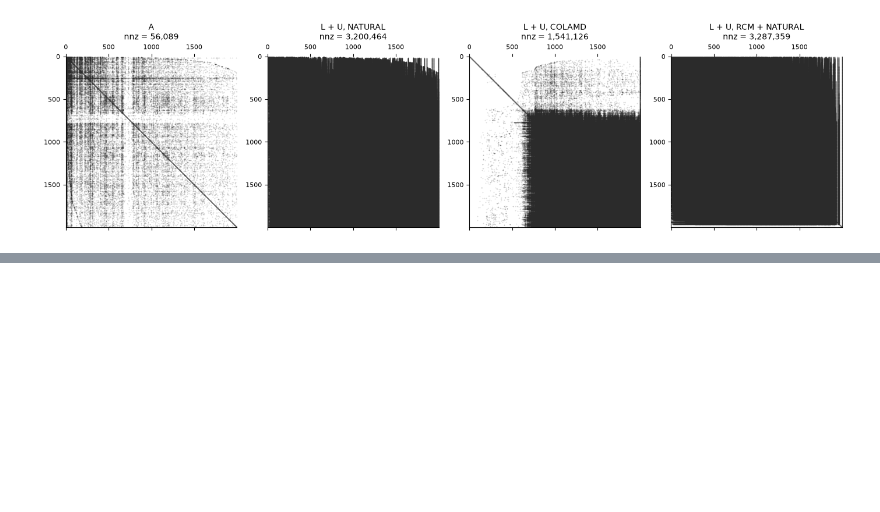
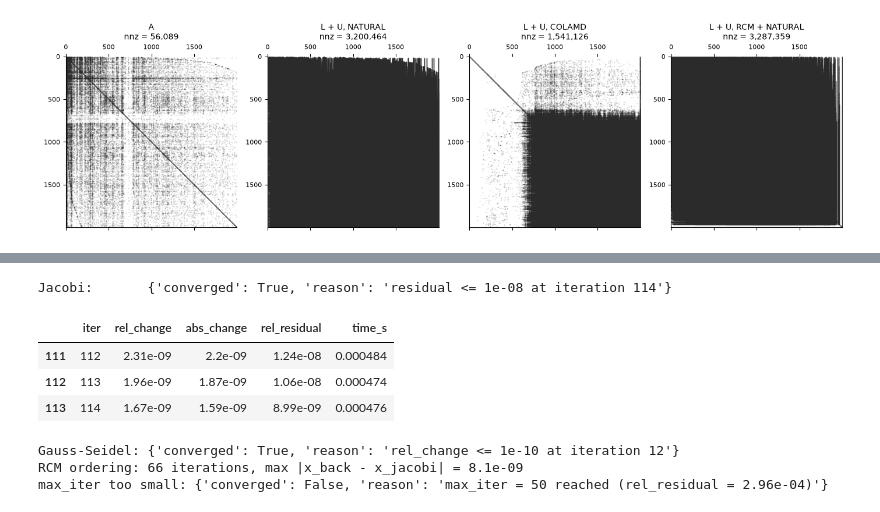
Before and after one commit to Par-TBasti/Dogmatism-in-Large-Scale-Social-Networks, a Jupyter notebook: 02_solvers.ipynb, the cells around one changed output, grey strips where cells are left out. Drawn from its saved outputs; the diff is of its cells as text; code cells hidden in the pictures; blank space fills up the shorter version.

```diff
--- a/02_solvers.ipynb
+++ b/02_solvers.ipynb
@@ -771,0 +805,36 @@ The one case where LU could pay off is many right-hand sides with the same $A$ (
+# %%
+# 6.1 Minimal example of the interface
+
+from hw3_system import build_system, initial_opinions
+from solvers import jacobi, gauss_seidel
+
+A, W = build_system(alpha)
+b = (1 - alpha) * initial_opinions(A.shape[0])
+
+x, history = jacobi(A, b, tol=1e-8)
+print("Jacobi:      ", history.attrs)
+display(history.tail(3))
+
+# another criterion, warm start from the Jacobi solution
+x2, history2 = gauss_seidel(A, b, x0=x, tol=1e-10, criterion="rel_change")
+print("Gauss-Seidel:", history2.attrs)
+
+# Gauss-Seidel on the RCM-permuted system, then back to the original order of the users
+p = np.load(processed_folder / "m2_rcm_permutation.npy")
+x_perm, history3 = gauss_seidel(A[p, :][:, p], b[p], tol=1e-8)
+x_back = np.empty(n)
+x_back[p] = x_perm
+print(f"RCM ordering: {len(history3)} iterations, max |x_back - x_jacobi| = {np.abs(x_back - x).max():.1e}")
+
+# what happens when max_iter is too small
+_, history4 = jacobi(A, b, tol=1e-8, max_iter=50)
+print("max_iter too small:", history4.attrs)
+# %% [output]
+Jacobi:       {'converged': True, 'reason': 'residual <= 1e-08 at iteration 114'}
+|  | iter | rel_change | abs_change | rel_residual | time_s |
+| 111 | 112 | 2.31e-09 | 2.2e-09 | 1.24e-08 | 0.000484 |
+| 112 | 113 | 1.96e-09 | 1.87e-09 | 1.06e-08 | 0.000474 |
+| 113 | 114 | 1.67e-09 | 1.59e-09 | 8.99e-09 | 0.000476 |
+Gauss-Seidel: {'converged': True, 'reason': 'rel_change <= 1e-10 at iteration 12'}
+RCM ordering: 66 iterations, max |x_back - x_jacobi| = 8.1e-09
+max_iter too small: {'converged': False, 'reason': 'max_iter = 50 reached (rel_residual = 2.96e-04)'}
```
Also changed, not shown: parts of 13 cells of this notebook, 3 other files.
